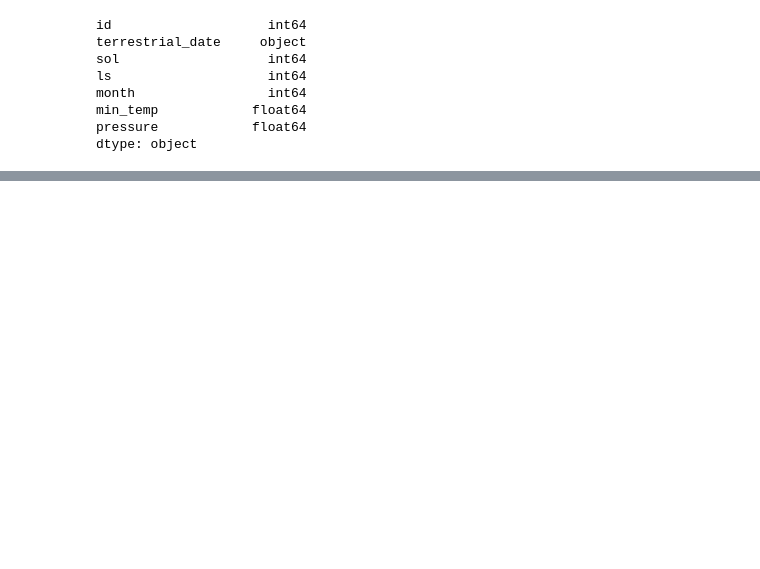
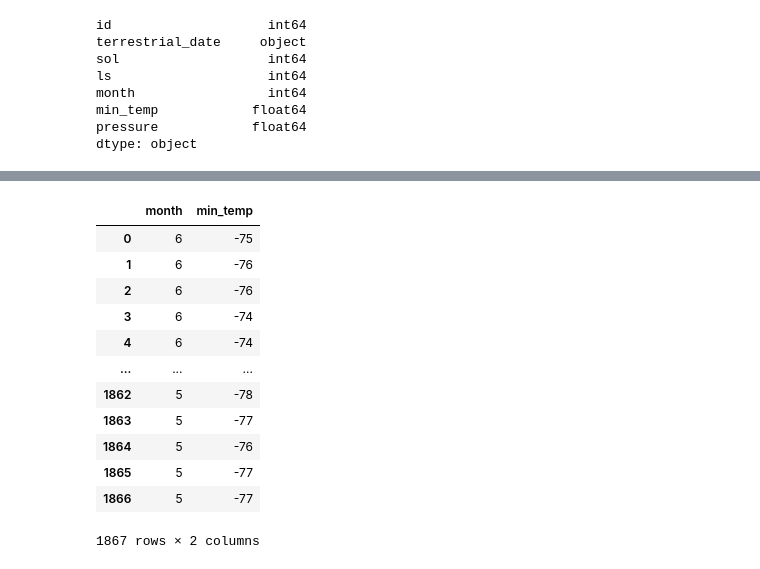
Before and after one commit to idinneh/Mission_to_Mars, a Jupyter notebook: mars_data_challenge_part_2.ipynb, the cells around one changed output, grey strips where cells are left out. Saved outputs shown, nothing was run; the diff lists cells and outputs as text; code cells hidden in the pictures; blank space fills up the shorter version.

```diff
--- a/mars_data_challenge_part_2.ipynb
+++ b/mars_data_challenge_part_2.ipynb
@@ -60,0 +90,17 @@ dtype: object
+# %%
+month_temp_df = mars_temperature_df.loc[:, 'month': 'min_temp']
+month_temp_df
+# %% [output]
+|  | month | min_temp |
+| 0 | 6 | -75 |
+| 1 | 6 | -76 |
+| 2 | 6 | -76 |
+| 3 | 6 | -74 |
+| 4 | 6 | -74 |
+| ... | ... | ... |
+| 1862 | 5 | -78 |
+| 1863 | 5 | -77 |
+| 1864 | 5 | -76 |
+| 1865 | 5 | -77 |
+| 1866 | 5 | -77 |
+1867 rows × 2 columns
```
Also changed, not shown: parts of 12 cells of this notebook, 3 other files.
